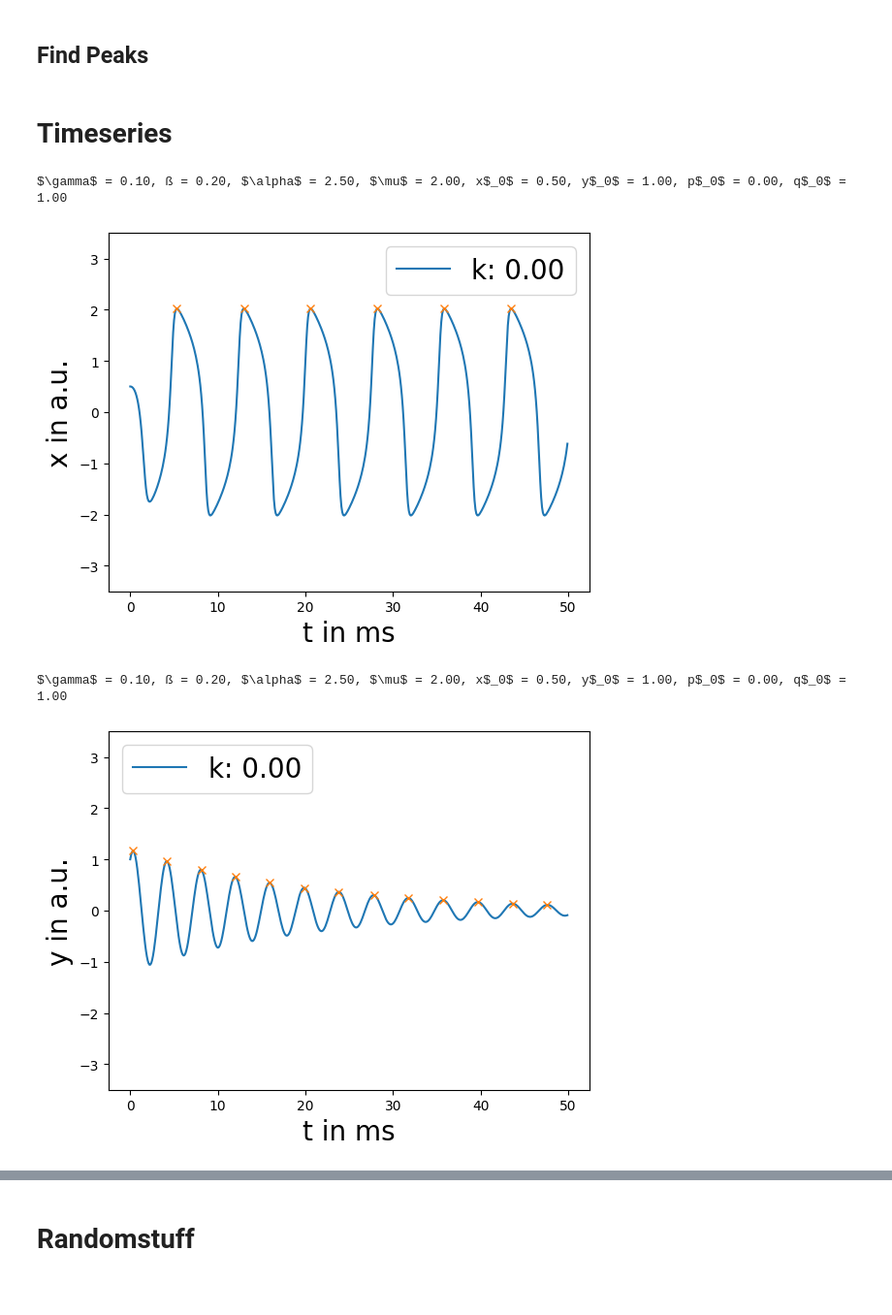
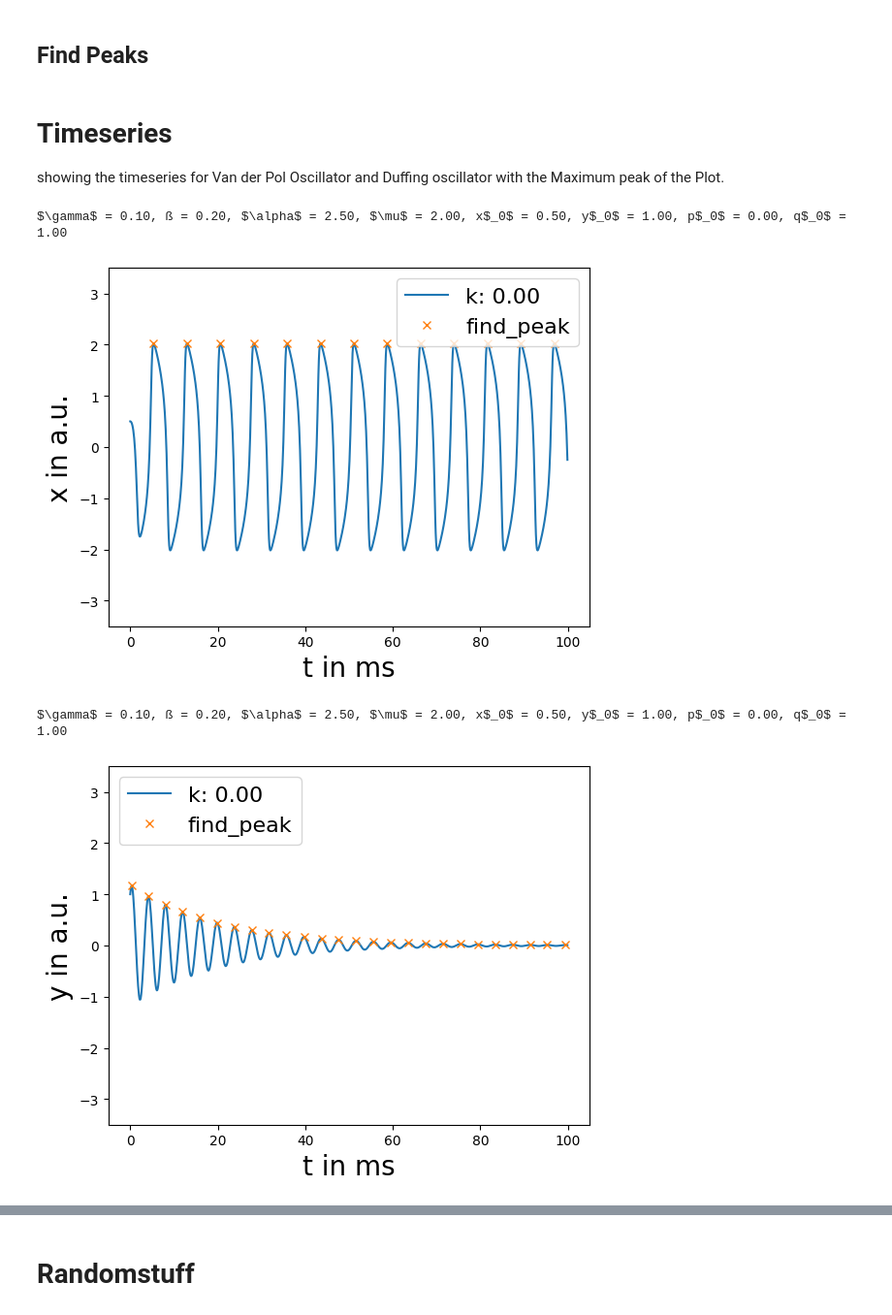
Before and after one commit to huyenanh-nguyen/daniel_model, a Jupyter notebook: ODE/simulation.ipynb, the cells around one changed output, grey strips where cells are left out. Shown at 97% size. Saved outputs shown, nothing was run; the diff lists cells and outputs as text; code cells hidden in the pictures.

Commit message:
interpolation peaks

```diff
--- a/ODE/simulation.ipynb
+++ b/ODE/simulation.ipynb
@@ -12,7 +12,7 @@ from onesidedcoupling import OnesidedCoupling
 # Parameters
 # %%
 t_step = 0.1
-t_last = 50 # 50h -> 1 point represent 1h
+t_last = 100 # 50h -> 1 point represent 1h
 t = np.arange(0, 2500, t_step)
 keep = int(t_last / t_step)
 x = 0.5
@@ -25,7 +25,7 @@ gamma = 0.1
 mu = 2
 beta = 0.2
 alpha = 2.5
-lilie = OnesidedCoupling(par, t,keep, k, mu, gamma, alpha, beta)
+lilie = OnesidedCoupling(par, t, keep, k, mu, gamma, alpha, beta)
 # %% [markdown]
 # Solutions
 # %%
@@ -43,36 +43,42 @@ y_amplitude = find_peaks(ysol, height=(-np.repeat(ysol[y_max], keep), np.repeat(
-# %% [markdown]
-# Timeseries
+# %%
+xmax = lilie.maximumofplot()[0]
+ymax = lilie.maximumofplot()[1]
+x_amplitude = lilie.find_peaks_max()[0]
+y_amplitude = lilie.find_peaks_max()[1]
+# %% [markdown]
+# Timeseries
+showing the timeseries for Van der Pol Oscillator and Duffing oscillator with the Maximum peak of the Plot.
 # %%
 # x-timeseries
 plt.plot(np.arange(0, t_last, t_step), xsol, label = f"k: {k:.2f}")
-plt.plot([np.arange(0, t_last, t_step)[i] for i in x_amplitude[0]], x_amplitude[1]['peak_heights'], "x")
+plt.plot([np.arange(0, t_last, t_step)[i] for i in x_amplitude[0]], x_amplitude[1]['peak_heights'], "x", label = "find_peak")
 plt.ylabel("x in a.u.", fontsize = 20)
 x_title = "$\gamma$ = " + f"{gamma:.2f}, ß = " + f"{beta:.2f}, $\\alpha$ = " + f"{alpha:.2f}, $\mu$ = " + f"{mu:.2f}, x$_0$ = " + f"{par[0]:.2f}, y$_0$ = "+ f"{par[1]:.2f}, p$_0$ = "+ f"{par[2]:.2f}, q$_0$ = "+ f"{par[3]:.2f}"
-plt.legend(fontsize = 20, loc = "upper right")
+plt.legend(fontsize = 16, loc = "upper right")
 plt.xlabel("t in ms", fontsize = 20)
 
 plt.ylim([-3.5, 3.5])
 # plt.figtext(0.99, 0.01, title,
 #         horizontalalignment="right",
 #         fontsize = 16)
 print(x_title)
 plt.show()
 
 # y-timeseries
 plt.plot(np.arange(0, t_last, t_step), ysol, label = f"k: {k:.2f}")
-plt.plot([np.arange(0, t_last, t_step)[i] for i in y_amplitude[0]], y_amplitude[1]['peak_heights'], "x")
+plt.plot([np.arange(0, t_last, t_step)[i] for i in y_amplitude[0]], y_amplitude[1]['peak_heights'], "x", label = "find_peak")
 plt.ylabel("y in a.u.", fontsize = 20)
 y_title = "$\gamma$ = " + f"{gamma:.2f}, ß = " + f"{beta:.2f}, $\\alpha$ = " + f"{alpha:.2f}, $\mu$ = " + f"{mu:.2f}, x$_0$ = " + f"{par[0]:.2f}, y$_0$ = "+ f"{par[1]:.2f}, p$_0$ = "+ f"{par[2]:.2f}, q$_0$ = "+ f"{par[3]:.2f}"
-plt.legend(fontsize = 20, loc = "upper left")
+plt.legend(fontsize = 16, loc = "upper left")
 plt.xlabel("t in ms", fontsize = 20)
 plt.ylim([-3.5, 3.5])
 # plt.figtext(0.99, 0.01, title,
 #         horizontalalignment="right",
 #         fontsize = 16)
 print(y_title)
 plt.show()
 # %% [output]
 $\gamma$ = 0.10, ß = 0.20, $\alpha$ = 2.50, $\mu$ = 2.00, x$_0$ = 0.50, y$_0$ = 1.00, p$_0$ = 0.00, q$_0$ = 1.00
-[figure, old version]
+[figure, new version]
 $\gamma$ = 0.10, ß = 0.20, $\alpha$ = 2.50, $\mu$ = 2.00, x$_0$ = 0.50, y$_0$ = 1.00, p$_0$ = 0.00, q$_0$ = 1.00
-[figure, old version]
+[figure, new version]
```
Also changed, not shown: parts of 7 cells of this notebook, 1 other file.
